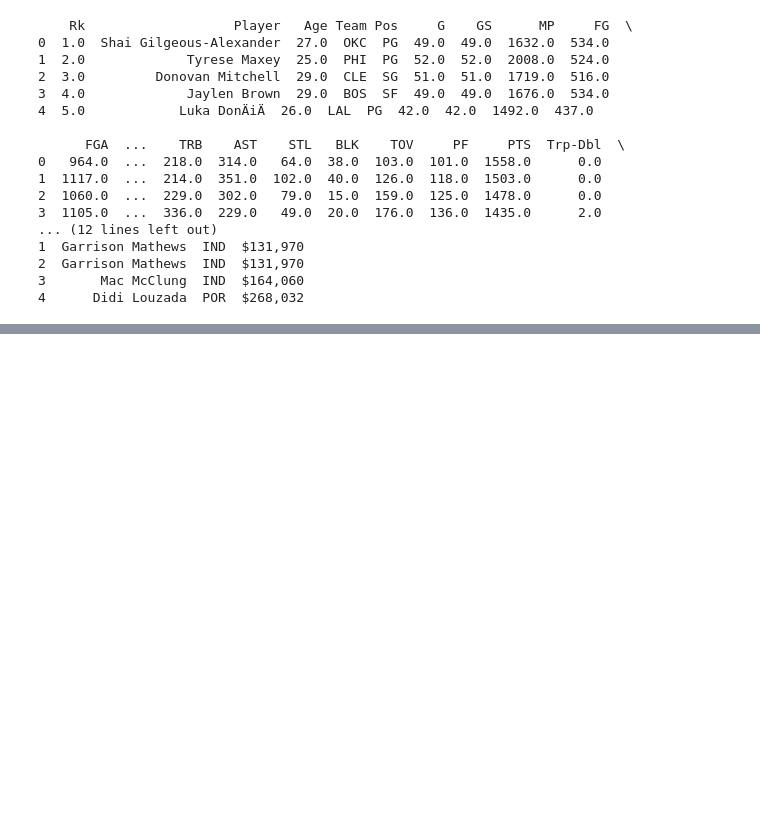
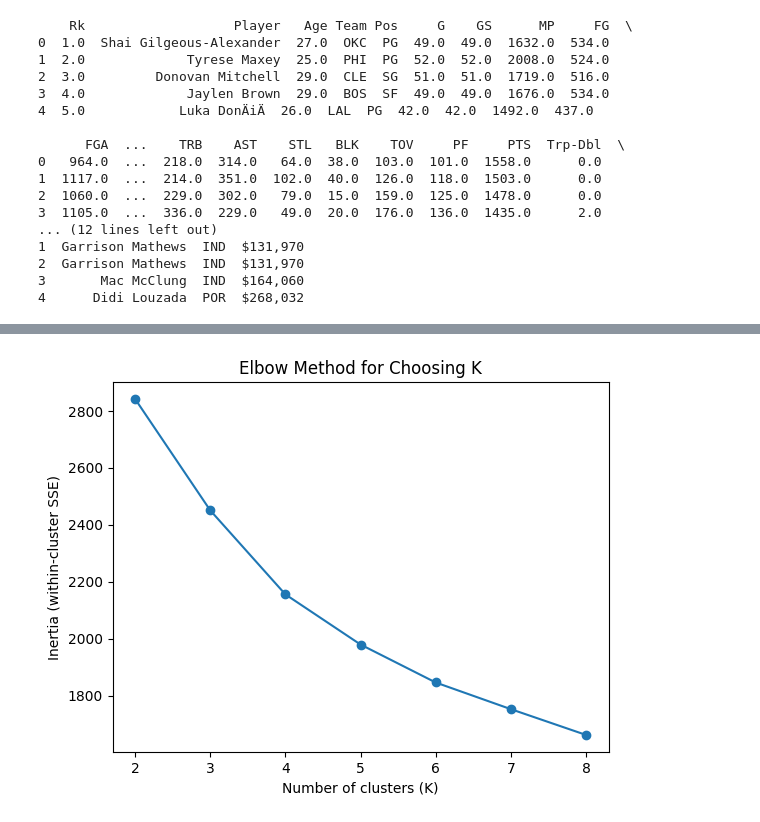
Before and after one commit to kavanwills/week_6, a Jupyter notebook: Lab-Clustering.ipynb, the cells around one changed output, grey strips where cells are left out. Cells and saved outputs as stored; diff of their text form; code cells hidden in the pictures; blank space fills up the shorter version.

```diff
--- a/Lab-Clustering.ipynb
+++ b/Lab-Clustering.ipynb
@@ -118,0 +220,20 @@ use average points, correlation
+# %%
+#Evaluate the quality of the clustering using total variance explained and silhouette scores
+
+# Get the total sum of squares (TSS) for the scaled data:
+TSS = np.sum((X_scaled - X_scaled.mean(axis=0))**2)
+
+# Get the within-cluster sum of squares (WCSS), also called inertia, from the fitted KMeans model
+WCSS = model.inertia_
+
+# Compute the fraction of variance explained by the clustering
+variance_explained = 1 - (WCSS / TSS)
+
+# Print the variance explained
+print(f"Total variance explained (K={K_guess}): {variance_explained:.3f}")
+
+# Compute the silhouette score
+sil = silhouette_score(X_scaled, merged_data["cluster"])
+
+# Print the silhouette score
+print(f"Silhouette score (K={K_guess}): {sil:.3f}")
@@ -118,0 +243,64 @@ use average points, correlation
+# %%
+# Determine the ideal number of clusters using the elbow method and the silhouette coefficient
+# And visualize results of the elbow method
+
+# Choose a range of K values to test
+k_values = range(2, 9)
+
+# Create an empty list to store inertia (within-cluster SSE) for each K
+inertias = []
+
+# Create an empty list to store silhouette scores for each K
+sil_scores = []
+
+# Loop through each candidate K
+for k in k_values:
+    # Build a KMeans model with k clusters
+    km = KMeans(n_clusters=k, random_state=42, n_init=20)
+    # Fit KMeans and get cluster labels
+    labels = km.fit_predict(X_scaled)
+    # Store the inertia value for the elbow method
+    inertias.append(km.inertia_)
+    # Store the silhouette score to measure separation/quality
+    sil_scores.append(silhouette_score(X_scaled, labels))
+
+# Print a small table
+for k, iner, sil in zip(k_values, inertias, sil_scores):
+    print(f"K={k} | inertia={iner:.2f} | silhouette={sil:.3f}")
+
+# Create a new figure for the elbow plot
+plt.figure()
+
+# Plot K vs inertia
+plt.plot(list(k_values), inertias, marker="o")
+
+# Label the x-axis
+plt.xlabel("Number of clusters (K)")
+
+# Label the y-axis
+plt.ylabel("Inertia (within-cluster SSE)")
+
+# Title the plot
+plt.title("Elbow Method for Choosing K")
+
+# Show the elbow plot
+plt.show()
+
+# Create a new figure for the silhouette plot
+plt.figure()
+
+# Plot K vs silhouette score
+plt.plot(list(k_values), sil_scores, marker="o")
+
+# Label the x-axis
+plt.xlabel("Number of clusters (K)")
+
+# Label the y-axis
+plt.ylabel("Silhouette score")
+
+# Title the plot
+plt.title("Silhouette Scores for Choosing K")
+
+# Show the silhouette plot
+plt.show()
+# %% [output]
@@ -118,0 +314 @@ use average points, correlation
+[figure, added]
```
Also changed, not shown: parts of 23 cells of this notebook, 1 other file.
